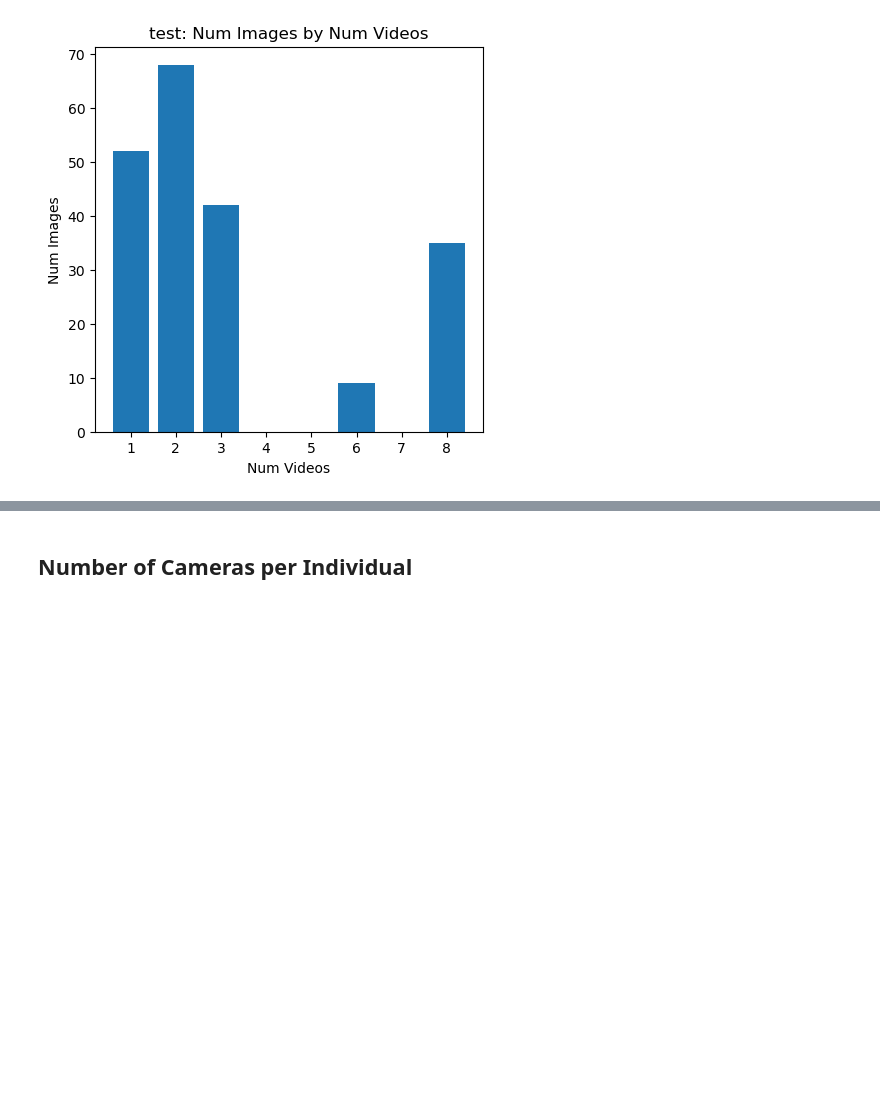
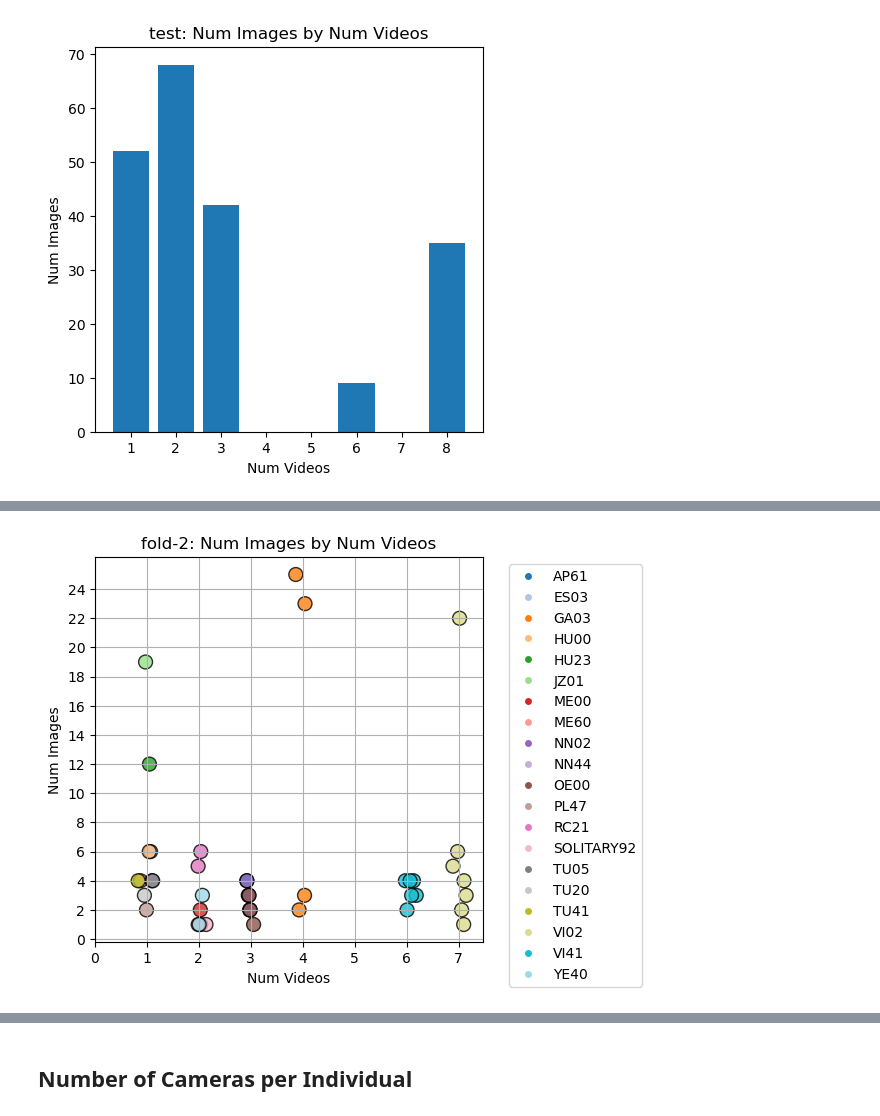
Before and after one commit to liamvdv/gorillatracker, a Jupyter notebook: notebooks/dataset_stats.ipynb, the cells around one changed output, grey strips where cells are left out. Drawn from its saved outputs; the diff is of its cells as text; code cells hidden in the pictures; blank space fills up the shorter version.

```diff
--- a/notebooks/dataset_stats.ipynb
+++ b/notebooks/dataset_stats.ipynb
@@ -125,15 +186,3 @@ for i, d in enumerate(dirs):
 [figure]
 [figure]
 [figure]
-# %%
-for i, d in enumerate(dirs):
-    unique_videos = df[i].drop_duplicates(subset=['GROUP', 'ID', 'CAM', 'DATE', 'ID2'])
-    videos_per_id = unique_videos.groupby(['GROUP', 'ID']).size()
-    videos_count_distribution = videos_per_id.value_counts().sort_index()
-    plt.figure(figsize=(5, 2))
-    plt.bar(videos_count_distribution.index, videos_count_distribution.values)
-    plt.xlabel('Num VideoClips/ID')
-    plt.ylabel('Individuals')
-    plt.title(f'{d}: Number of Video Clips per ID')
-    plt.xticks(videos_count_distribution.index)
-    plt.show()
@@ -411,0 +317,73 @@ test:
+# %%
+print(dirs)
+magic_number = 16
+
+for i, d in enumerate(dirs):
+    unique_videos = df[i].drop_duplicates(subset=["GROUP", "ID", "CAM", "DATE", "CLIP_ID"])
+
+    videos_per_id = unique_videos[["GROUP", "ID", "CAM", "DATE", "CLIP_ID"]].copy().groupby(["GROUP", "ID"]).size().reset_index()
+    images_per_video = df[i][["GROUP", "ID", "CAM", "DATE", "CLIP_ID"]].copy()
+    images_per_video = images_per_video.groupby(["GROUP", "ID", "CAM", "DATE", "CLIP_ID"]).size()
+    images_per_video.name = "IMAGES"
+    images_per_video = images_per_video.reset_index().join(videos_per_id.set_index(["GROUP", "ID"]), on=["GROUP", "ID"], how="inner")
+    # images_per_video["VIDEOS"] = images_per_video[0]
+    images_per_video = images_per_video.drop(columns=[0])
+    images_per_video = images_per_video.reset_index()
+    images_per_video["COMPLETE_ID"] = images_per_video["GROUP"] + images_per_video["ID"]
+    images_per_video = images_per_video.drop(columns=["GROUP", "ID"])
+    print(f"{d}:")
+    print(images_per_video)
+
+    unique_videos = images_per_video
+    unique_videos_tmp = pd.DataFrame(columns=["COMPLETE_ID", "CAM", "DATE", "CLIP_ID_FIRST", "CLIP_ID_LAST"])
+
+    unique_videos = unique_videos.sort_values(by=["COMPLETE_ID", "CAM", "DATE", "CLIP_ID"])
+    for index, row in unique_videos.iterrows():
+        complete_id, cam, date, clip_id, images = row["COMPLETE_ID"], row["CAM"], row["DATE"], row["CLIP_ID"], row["IMAGES"]
+        # filter if groupd, id_, cam, date are given in the unique_videos_tmp df
+        if unique_videos_tmp[(unique_videos_tmp["COMPLETE_ID"] == complete_id) & (unique_videos_tmp["CAM"] == cam) & (unique_videos_tmp["DATE"] == date)].shape[0] == 0:
+            row = {"COMPLETE_ID": complete_id, "CAM": cam, "DATE": date, "CLIP_ID_FIRST": clip_id, "CLIP_ID_LAST": clip_id, "IMAGES": images}
+            unique_videos_tmp = pd.concat([
+                unique_videos_tmp,
+                pd.DataFrame([row], columns=["COMPLETE_ID", "CAM", "DATE", "CLIP_ID_FIRST", "CLIP_ID_LAST", "IMAGES"])
+            ], ignore_index=True)
+        else: # check if the difference between Clip_ID and CLIP_ID_LAST less than magic_number
+            done = False
+            for index_tmp, row_tmp in unique_videos_tmp.iterrows():
+                if row_tmp["COMPLETE_ID"] and row_tmp["CAM"] == cam and row_tmp["DATE"] == date:
+                    if int(clip_id) - int(row_tmp["CLIP_ID_LAST"]) <= magic_number:
+                        unique_videos_tmp.at[index_tmp, "CLIP_ID_LAST"] = clip_id
+                        unique_videos_tmp.at[index_tmp, "IMAGES"] += images
+                        done = True
+                        break
+            if not done:
+                row = {"COMPLETE_ID": complete_id, "CAM": cam, "DATE": date, "CLIP_ID_FIRST": clip_id, "CLIP_ID_LAST": clip_id, "IMAGES": images}
+                unique_videos_tmp = pd.concat([
+                    unique_videos_tmp,
+                    pd.DataFrame([row], columns=["COMPLETE_ID", "CAM", "DATE", "CLIP_ID_FIRST", "CLIP_ID_LAST", "IMAGES"])
+                ], ignore_index=True)
+
+    print(unique_videos_tmp)
+    images_per_video = unique_videos_tmp
+    video_counts = images_per_video.groupby(["COMPLETE_ID"]).size().reset_index()
+    video_counts["VIDEOS"] = video_counts[0]
+    video_counts = video_counts[["COMPLETE_ID", "VIDEOS"]]
+    images_per_video = images_per_video.join(video_counts.set_index(["COMPLETE_ID"]), on=["COMPLETE_ID"], how="inner")
+    print(images_per_video)
+
+
+    plt.figure(figsize=(5, 5))
+    plt.grid(True)
+    jitter = np.random.normal(0, 0.1, images_per_video.shape[0])
+    plt.scatter(images_per_video["VIDEOS"] + jitter, images_per_video["IMAGES"], c=images_per_video["COMPLETE_ID"].astype("category").cat.codes, cmap="tab20", alpha=0.8, s=100, edgecolors="black")
+
+    handles = [plt.Line2D([0], [0], marker="o", color="w", markerfacecolor=plt.cm.tab20.colors[i % len(plt.cm.tab20.colors)], label=id_) for i, id_ in enumerate(images_per_video["COMPLETE_ID"].unique())]
+    plt.legend(handles=handles, bbox_to_anchor=(1.05, 1), loc="upper left")
+
+    plt.xticks(np.arange(0, images_per_video["VIDEOS"].max() + 1, 1))
+    plt.yticks(np.arange(0, images_per_video["IMAGES"].max() + 1, 2))
+    plt.xlabel("Num Videos")
+    plt.ylabel("Num Images")
+    plt.title(f"{d}: Num Images by Num Videos")
+    plt.show()
+# %% [output]
@@ -411,0 +407 @@ test:
+[figure, added]
```
Also changed, not shown: parts of 25 cells of this notebook, 5 other files.
